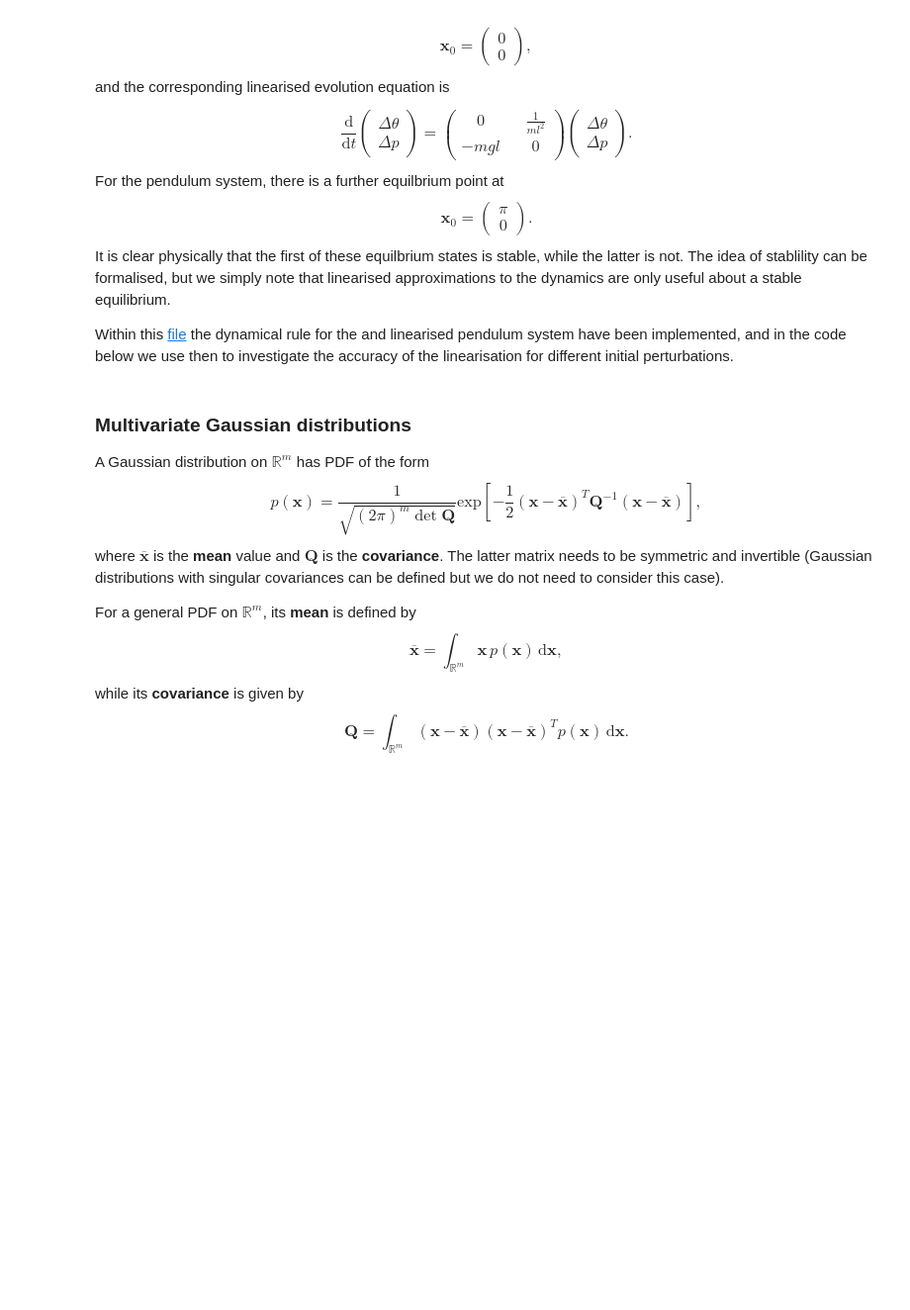
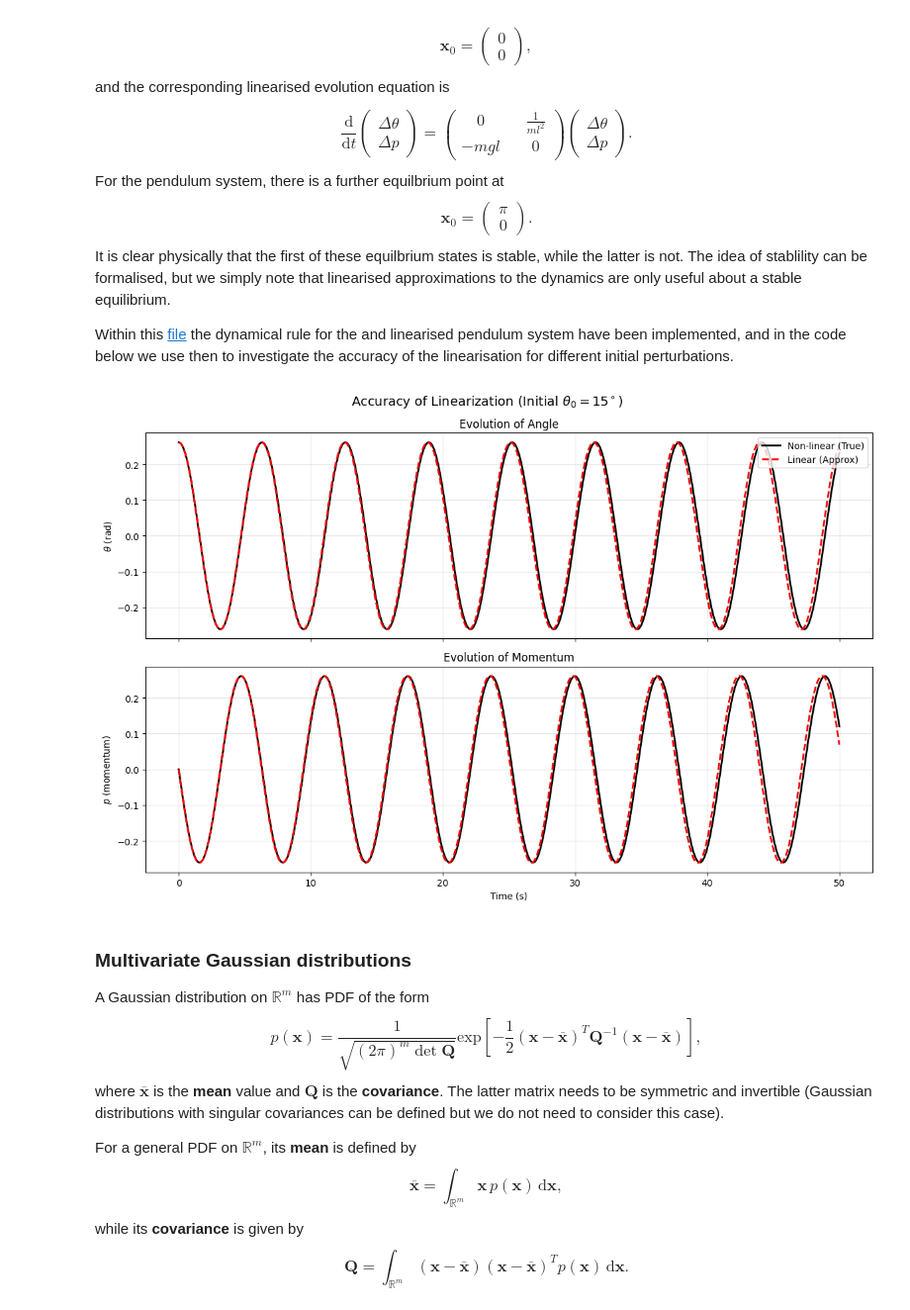
Before and after one commit to benwulmer/QCES_data_assimilation, a Jupyter notebook: lectures/lecture2.ipynb, the cells around one changed output. Shown at 99% size. Cells and saved outputs as stored; diff of their text form; code cells hidden in the pictures; blank space fills up the shorter version.

```diff
--- a/lectures/lecture2.ipynb
+++ b/lectures/lecture2.ipynb
@@ -164,39 +164,41 @@ params = {'L': 1.0, 'm': 1.0, 'g': 1.0}
 t_points = np.linspace(0, 50, 500)
 
 # Set the initial perturbation
-theta_0 = 85
+theta_0 = 15
 y0 = [np.deg2rad(theta_0), 0.0]
 
 # True Non-linear physics
 sol_nl = pendulum.solve_trajectory(
     pendulum.single.physics.eom, y0, t_points, args=tuple(params.values())
 )
 
 # Linearization at equilibrium
 sol_l = pendulum.solve_trajectory(
     pendulum.single.physics.eom_linear_static, y0, t_points, args=tuple(params.values())
 )
 
 # Visualization
 fig, (ax1, ax2) = plt.subplots(2, 1, figsize=(12, 8), sharex=True)
 
 ax1.plot(t_points, sol_nl[0], 'k-', lw=2, label='Non-linear (True)')
 ax1.plot(t_points, sol_l[0], 'r--', lw=2, label='Linear (Approx)')
 ax1.set_ylabel(r"$\theta$ (rad)")
 ax1.set_title("Evolution of Angle")
 ax1.legend(loc='upper right')
 ax1.grid(True, alpha=0.3)
 
 ax2.plot(t_points, sol_nl[1], 'k-', lw=2, label='Non-linear (True)')
 ax2.plot(t_points, sol_l[1], 'r--', lw=2, label='Linear (Approx)')
 ax2.set_ylabel(r"$p$ (momentum)")
 ax2.set_xlabel("Time (s)")
 ax2.set_title("Evolution of Momentum")
 ax2.grid(True, alpha=0.3)
 
 plt.suptitle(f'Accuracy of Linearization (Initial $\\theta_{{0}} = {theta_0}^\\circ$)', fontsize=14)
 plt.tight_layout()
 plt.show()
+# %% [output]
+[figure, added]
 # %% [markdown]
 
 ### Multivariate Gaussian distributions
```
Also changed, not shown: parts of 4 cells of this notebook.
